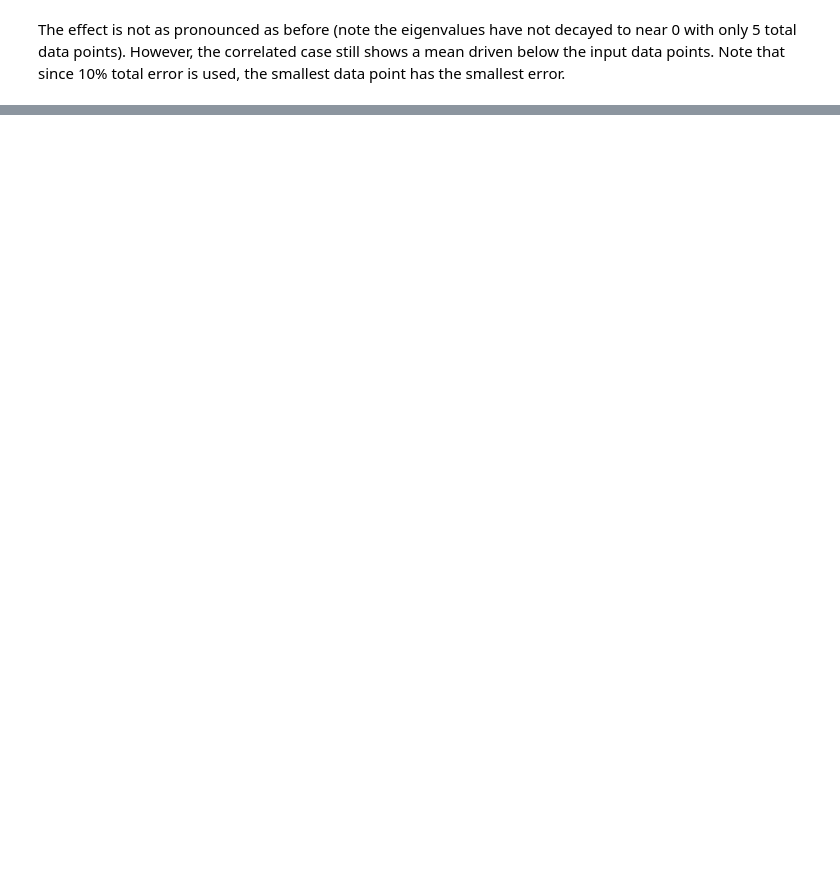
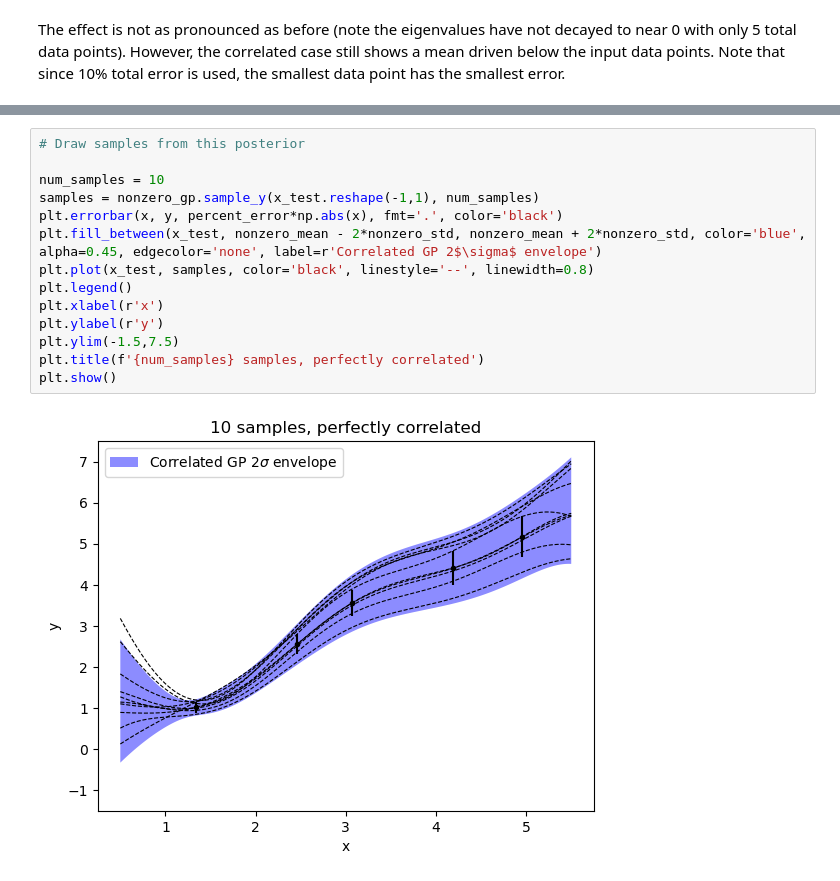
Before and after one commit to tim-launders/highly_correlated_gps, a Jupyter notebook: highly_correlated_gp.ipynb, the cells around one changed output, grey strips where cells are left out. Drawn from its saved outputs; the diff is of its cells as text; blank space fills up the shorter version.

```diff
--- a/highly_correlated_gp.ipynb
+++ b/highly_correlated_gp.ipynb
@@ -173,0 +202,16 @@ plt.show()
+# %%
+# Draw samples from this posterior
+
+num_samples = 10
+samples = nonzero_gp.sample_y(x_test.reshape(-1,1), num_samples)
+plt.errorbar(x, y, percent_error*np.abs(x), fmt='.', color='black')
+plt.fill_between(x_test, nonzero_mean - 2*nonzero_std, nonzero_mean + 2*nonzero_std, color='blue', alpha=0.45, edgecolor='none', label=r'Correlated GP 2$\sigma$ envelope')
+plt.plot(x_test, samples, color='black', linestyle='--', linewidth=0.8)
+plt.legend()
+plt.xlabel(r'x')
+plt.ylabel(r'y')
+plt.ylim(-1.5,7.5)
+plt.title(f'{num_samples} samples, perfectly correlated')
+plt.show()
+# %% [output]
+[figure, added]
```
Also changed, not shown: parts of 13 cells of this notebook, 1 other file.
